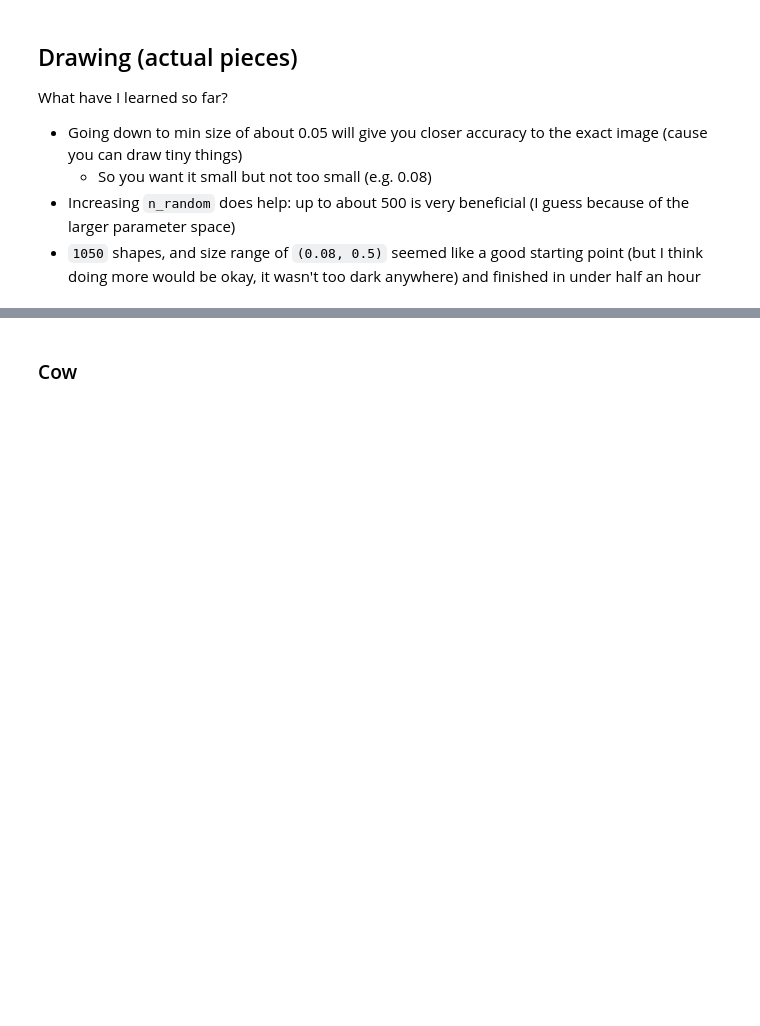
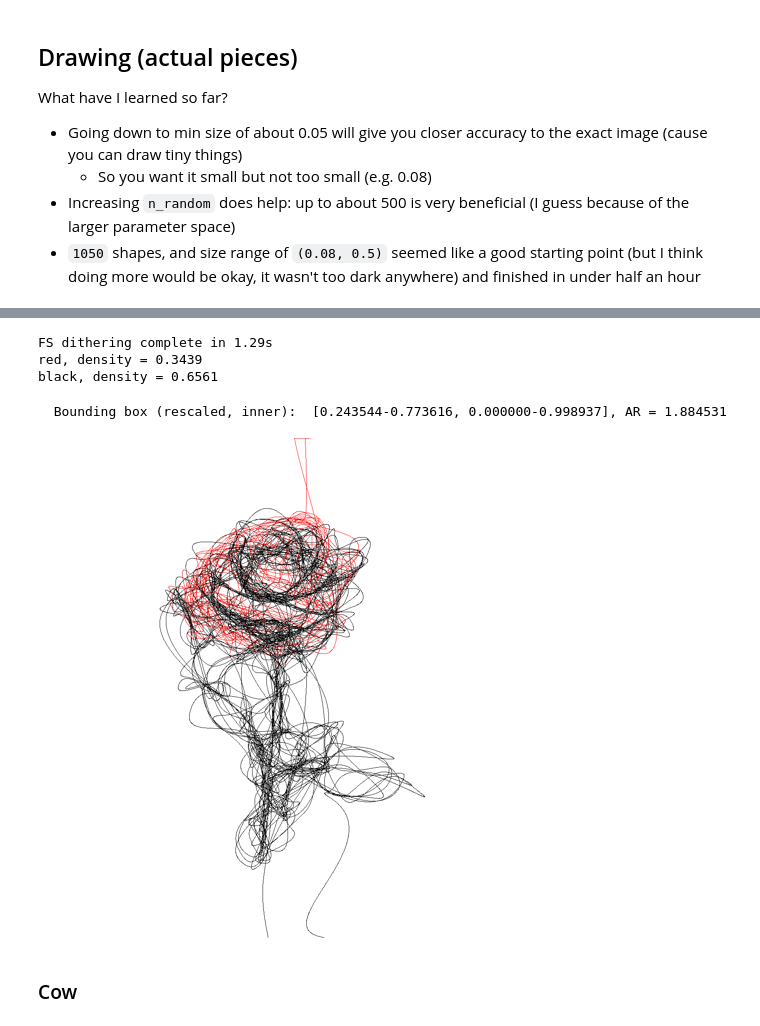
Before and after one commit to ptuan32501-pixel/computational-thread-art-v3, a Jupyter notebook: thread-art-drawing.ipynb, the cells around one changed output, grey strips where cells are left out. Cells and saved outputs as stored; diff of their text form; code cells hidden in the pictures; blank space fills up the shorter version.

Commit message:
update bowie, make small roses

```diff
--- a/thread-art-drawing.ipynb
+++ b/thread-art-drawing.ipynb
@@ -266,30 +279,45 @@ gcode = drawing.make_gcode(
 # %%
 mydraw = drawing.Drawing(
     target=drawing.TargetImage(
         image_path="images/rose_4c.jpg",
         weight_image_path=None,
         palette=[(255, 0, 0), (0, 0, 0)],
         x=800,
-        output_x=800,
+        output_x=1200,
         blur_rad=2,
     ),
-    n_shapes=[100, 360],
-    n_random=400,
-    darkness=[1.0, 0.45],
+    n_shapes=[140, 480], # [100, 360] - [320, 1000]
+    n_random=700,
+    darkness=[0.7, 0.35], # [1.0, 0.45] - [0.4, 0.19]
     negative_penalty=0.0,
-    outer_bound=1 / 40,
-    inner_bound=1 / 40,
+    zoom_fractions=(0.1, 0.1),
+    outer_bound=0 / 30,  # 1 / 30
+    inner_bound=2 / 30,  # 1 / 30
     shape=drawing.Shape(
         line_type=drawing.LineType.BEZIER,
-        size_range=(0.08, 0.5),
+        size_range=(0.1, 0.5),
         endpoint_angle_range=(np.pi * 0.1, np.pi * 0.8),
         bezier_end_angle_range=(-np.pi * 0.8, np.pi * 0.8),
     ),
 )
 
-canvas, all_coords = mydraw.create_img()
-
+canvas, all_coords, border_lengths, target_y, target_x = mydraw.create_img(use_borders=True)
 display(canvas.resize((500, 500)))
 
-canvas.save("outputs_drawing/rose_04_small.png")
-np.savez("outputs_drawing/rose_04_small.npz", **all_coords)
+# canvas_2, _, _ = mydraw.make_canvas_and_crop_coords(all_coords, target_y, target_x, fractions=0.8)
+# display(canvas_2.resize((500, 500)))
+
+name = "rose_04_small"
+
+canvas.save(f"outputs_drawing/{name}.png")
+np.savez(f"outputs_drawing/{name}.npz", **all_coords)
+json.dump(
+    {"border_lengths": border_lengths, "target_y": target_y, "target_x": target_x},
+    open(f"outputs_drawing/{name}.json", "w"),
+)
+# %% [output]
+FS dithering complete in 1.29s
+red, density = 0.3439
+black, density = 0.6561
+  Bounding box (rescaled, inner):  [0.243544-0.773616, 0.000000-0.998937], AR = 1.884531
+[figure, added]
```
Also changed, not shown: parts of 12 cells of this notebook, 9 other files.
